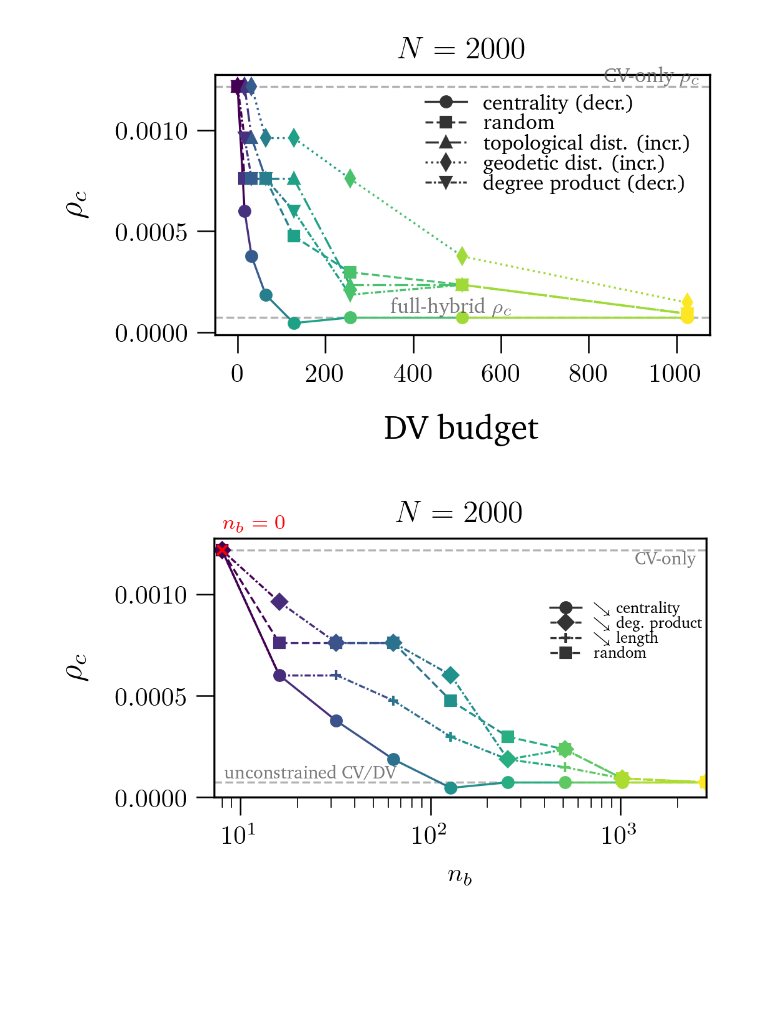
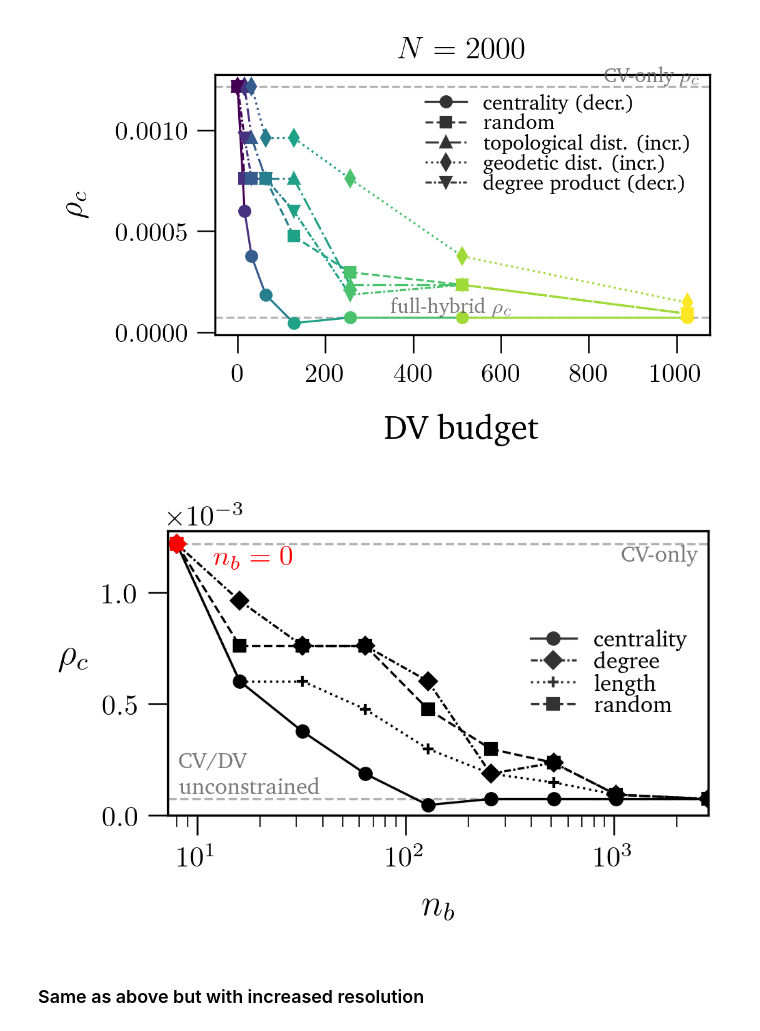
Before and after one commit to lucamar91/qkd_networks, a Jupyter notebook: plots.ipynb, the cells around one changed output. Cells and saved outputs as stored; diff of their text form; code cells hidden in the pictures; blank space fills up the shorter version.

Commit message:
updated figures in plots, budget notebooks

```diff
--- a/plots.ipynb
+++ b/plots.ipynb
@@ -984,8 +984,8 @@ avg_dv_candidates = np.mean(np.array(dv_values_list), axis=0)
 ball_x = np.max(avg_dv_candidates)
 
 markers = {"random": "s", "centrality": "o", "increasing_topological_distance": "^", "decreasing_topological_distance": "v", "increasing_geodetic_distance": "d", "decreasing_geodetic_distance": "+", "degree": "D"}
-linestyles = {"random": "--", "centrality": "-", "increasing_topological_distance": "-.", "decreasing_topological_distance": "--", "increasing_geodetic_distance": ":", "decreasing_geodetic_distance": (0, (3, 1, 1, 1)), "degree": (0, (3, 1, 1, 1))}
-legend_labels = {"random": "random", "centrality": r"$\searrow$ centrality", "increasing_topological_distance": r"$\nearrow$ top. distance ", "decreasing_topological_distance": r"$\searrow$ top. distance ", "increasing_geodetic_distance": r"$\nearrow$ length ", "decreasing_geodetic_distance": r"$\searrow$ length ", "degree": r" $\searrow$ deg. product"}
+linestyles = {"random": "--", "centrality": "-", "increasing_topological_distance": "-.", "decreasing_topological_distance": "--", "increasing_geodetic_distance": ":", "decreasing_geodetic_distance": ':', "degree": (0, (3, 1, 1, 1))}
+legend_labels = {"random": "random", "centrality": "centrality", "increasing_topological_distance": r"$\nearrow$ top. distance ", "decreasing_topological_distance": "top. distance ", "increasing_geodetic_distance": r"$\nearrow$ length ", "decreasing_geodetic_distance": "length ", "degree": "degree"}
 
 crit_plot_data = {}
 for rankname in rankings:
@@ -1013,6 +1013,7 @@ for rankname, data in crit_plot_data.items():
     data_plot = [(x_by_budget[b], b, r) for b, r in data if b in x_by_budget and np.isfinite(r)]
     data_plot.sort(key=lambda x: x[0])
 
+
     xs = np.array([x for x, _, _ in data_plot])
     budgets = np.array([b for _, b, _ in data_plot])
     rho_crits = np.array([r for _, _, r in data_plot])
@@ -1021,47 +1022,59 @@ for rankname, data in crit_plot_data.items():
     linestyle = linestyles[rankname]
 
     for j in range(len(xs) - 1):
-        ax.plot([xs[j], xs[j + 1]], [rho_crits[j], rho_crits[j + 1]], linestyle=linestyle, color=color_by_budget[budgets[j]], alpha=1.0, zorder=1)
+        ax.plot([xs[j], xs[j + 1]], [rho_crits[j], rho_crits[j + 1]], linestyle=linestyle, color='black', alpha=1.0, zorder=1)
+        # ax.plot([xs[j], xs[j + 1]], [rho_crits[j], rho_crits[j + 1]], linestyle=linestyle, color=color_by_budget[budgets[j]], alpha=1.0, zorder=1)    # uncomment for viridis colors
 
     for x, b, rho_c in zip(xs, budgets, rho_crits):
-        ax.plot(x, rho_c, marker=marker, color=color_by_budget[b], linestyle="none", zorder=2)
+        ax.plot(x, rho_c, marker=marker, color='black', linestyle="none", zorder=2)
+        # ax.plot(x, rho_c, marker=marker, color=color_by_budget[b], linestyle="none", zorder=2)    # uncomment for viridis colors
 
     legend_handles.append(Line2D([0], [0], color="0.2", marker=marker, linestyle=linestyle, label=legend_labels[rankname]))
 
 rho_cv_only = None
 rho_full_hybrid = None
 for budget_value, rho_c in crit_plot_data["centrality"]:
     if budget_value == 0 and np.isfinite(rho_c):
         rho_cv_only = rho_c
     elif np.isinf(budget_value) and np.isfinite(rho_c):
         rho_full_hybrid = rho_c
 
 if rho_cv_only is not None:
     ax.axhline(rho_cv_only, color="0.4", linestyle="--", alpha=0.5, zorder=0)
-    ax.text(0.98, rho_cv_only, "CV-only", transform=ax.get_yaxis_transform(), ha="right", va="top", color="0.35", alpha=0.8, fontsize=7)
+    ax.text(0.98, rho_cv_only, "CV-only", transform=ax.get_yaxis_transform(), ha="right", va="top", color="0.35", alpha=0.8, fontsize=8)
 
 if rho_full_hybrid is not None:
     ax.axhline(rho_full_hybrid, color="0.4", linestyle="--", alpha=0.5, zorder=0)
-    ax.text(0.02, rho_full_hybrid, "unconstrained CV/DV", transform=ax.get_yaxis_transform(), ha="left", va="bottom", color="0.35", alpha=0.8, fontsize=7)
+    ax.text(0.02, rho_full_hybrid, "CV/DV \nunconstrained", transform=ax.get_yaxis_transform(), ha="left", va="bottom", color="0.35", alpha=0.8, fontsize=8)
 
-ax.set_xlabel("$n_b$", fontsize=plt.rcParams['axes.labelsize'] -3, labelpad=5)
-ax.set_ylabel(r"$\rho_c$")
+ax.set_xlabel("$n_b$", fontsize=plt.rcParams['axes.labelsize'], labelpad=5)
+ax.set_ylabel(r"$\rho_c$", rotation=0)
 ax.set_xlim(fake_0_budget/1.1,ball_x)
 ax.set_ylim(bottom=0)
-ax.legend(handles=legend_handles, framealpha=0, labelspacing=0.0, loc=(0.67, 0.5), fontsize=6)
+ax.legend(handles=legend_handles, framealpha=0, labelspacing=0.0, loc='center right', fontsize=8)
 ax.set_xscale("log")
+formatter = ScalarFormatter(useMathText=True)
+formatter.set_powerlimits((0, 0))
+ax.yaxis.set_major_formatter(formatter)
+
+
 # ax.set_xticks(plot_budgets)
 # ax.set_xticklabels(["0"] + [f"{int(b)}" for b in finite_budgets[1:]] + [f"{int(ball_x)}"])
-plt.plot(fake_0_budget, rho_cv_only, 'x', color='red')
-plt.text(fake_0_budget, rho_cv_only*1.15, r"$n_b=0$", ha='left', va='top', color='red', fontsize=8)
+for ranking in rankings:
+    for budget, rho_c in crit_plot_data[ranking]:
+        if budget == 0 and np.isfinite(rho_c):
+            ax.plot(fake_0_budget, rho_c, markers[ranking], color='red')
+plt.text(fake_0_budget*1.5, rho_cv_only, r"$n_b=0$", ha='left', va='top', color='red', fontsize=10)
 
-plt.title(f"$N={N}$")
+# plt.title(f"$N={N}$")
 plt.grid()
 
 os.makedirs("plots", exist_ok=True)
-bbox_app2 = Bbox([[-0.38,-.3], [width-.2,height]])
-# plt.savefig(f"plots/critical_density_max_chi2_vs_budget_N{N}.png", bbox_inches=bbox_app2)
+bbox_app2 = Bbox([[-0.15,-.4], [width-.3,height]])
+plt.savefig(f"plots/critical_density_max_chi2_vs_budget_N{N}.png", bbox_inches=bbox_app2)
 plt.savefig(f"plots/critical_density_max_chi2_vs_budget_N{N}.pdf", format="pdf", bbox_inches=bbox_app2)
 plt.show()
 # %% [output]
-[figure, old version]
+[figure, new version]
+# %% [markdown]
+### Same as above but with increased resolution
```
Also changed, not shown: parts of 2 cells of this notebook, 9 other files.
